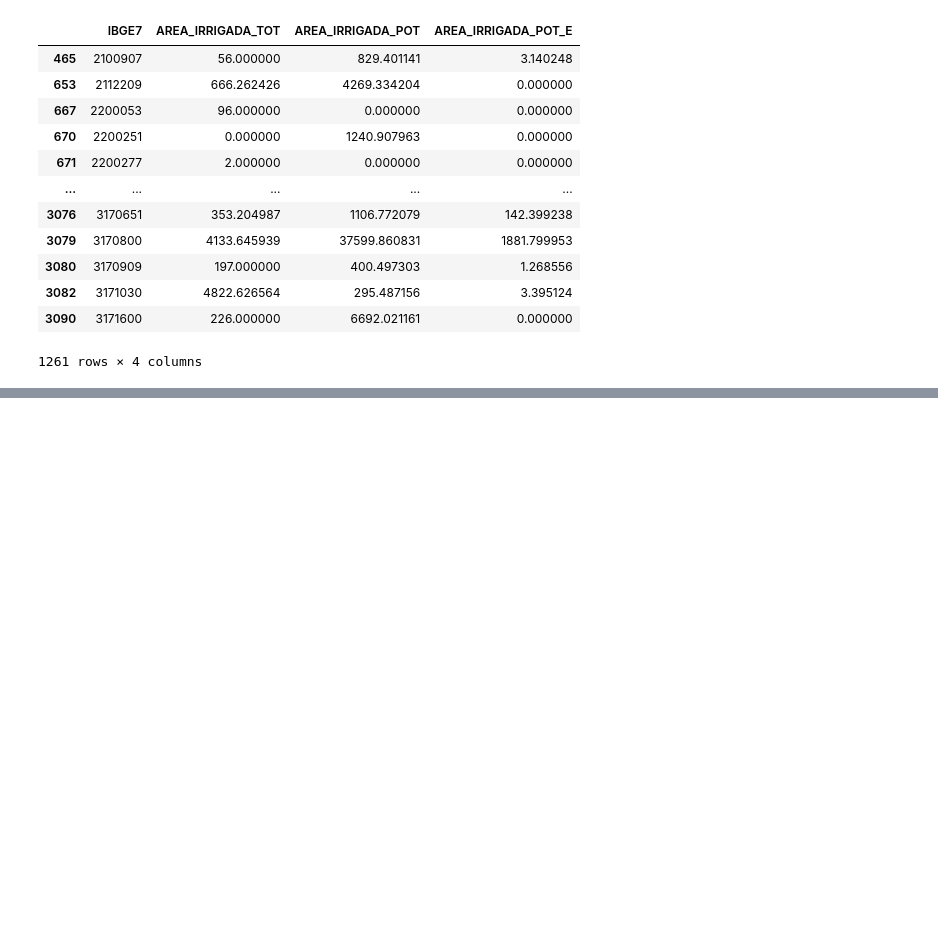
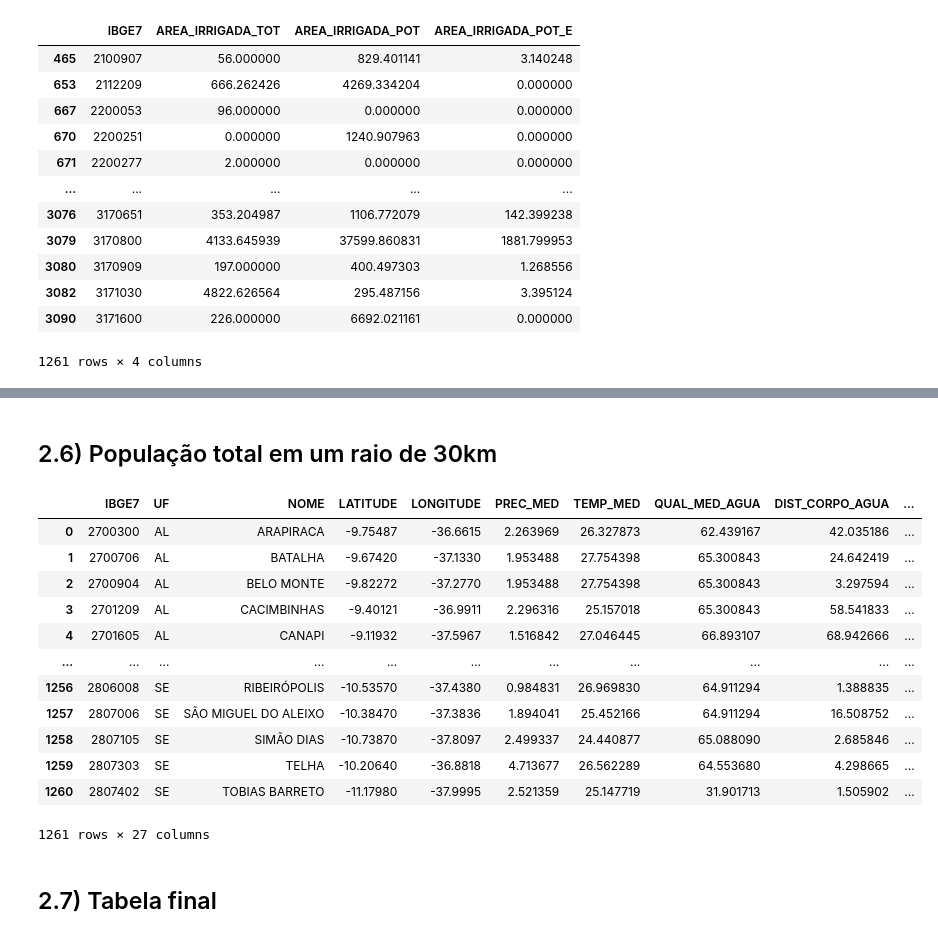
Before and after one commit to caiosoter/BCG2023, a Jupyter notebook: Notebooks/avaliar_cidades_mesmo_contexto_atuais.ipynb, the cells around one changed output, grey strips where cells are left out. Cells and saved outputs as stored; diff of their text form; code cells hidden in the pictures; blank space fills up the shorter version.

Commit message:
Adição da primeira versão da tabela final
Adicionei a população total em um raio de 30 km e dei o join das views para formar a tabela final.

```diff
--- a/Notebooks/avaliar_cidades_mesmo_contexto_atuais.ipynb
+++ b/Notebooks/avaliar_cidades_mesmo_contexto_atuais.ipynb
@@ -244,14 +159,0 @@ cidades
-# %%
-def calcular_populacao_total(df, municipio):
-    populacao_total = 0
-    for _, row in df.iterrows():
-        distancia = great_circle((municipio['LATITUDE'], municipio['LONGITUDE']), (row['LATITUDE'], row['LONGITUDE'])).kilometers
-        if distancia <= 30:
-            populacao_total += row['POP_TOT']
-    return populacao_total
-
-# Loop através de cada município e calcular a população total no raio de 30 km
-for _, municipio in mun_ser.iterrows():
-    populacao_total = calcular_populacao_total(mun_ser, municipio)
-    mun_ser.at[_, 'POP_TOT_30KM'] = populacao_total
-mun_ser
@@ -257,0 +242,38 @@ mun_ser
+# %% [markdown]
+## 2.6) População total em um raio de 30km
+# %%
+cidades = cidades.merge(reg_adm_mun, on = 'IBGE7', how = 'inner')
+
+# Função para calcular a população total dentro de um raio de 30 km de um município
+def calcular_populacao_total(municipio, municipios_df):
+    populacao_total = municipio['POP_TOT']  # Inclui a população do município atual
+    for _, row in municipios_df.iterrows():
+        distancia = great_circle((municipio['LATITUDE'], municipio['LONGITUDE']), (row['LATITUDE'], row['LONGITUDE'])).kilometers
+        if distancia <= 30:
+            populacao_total += row['POP_TOT']
+    return populacao_total
+
+# Crie uma nova coluna 'POP_TOTAL_30KM' para armazenar a população total em um raio de 30 km
+cidades['POP_TOTAL_30KM'] = 0
+
+# Itere sobre cada município para calcular a população total
+for index, municipio in cidades.iterrows():
+    populacao_total_30km = calcular_populacao_total(municipio, cidades)
+    cidades.at[index, 'POP_TOTAL_30KM'] = populacao_total_30km
+cidades
+# %% [output]
+|  | IBGE7 | UF | NOME | LATITUDE | LONGITUDE | PREC_MED | TEMP_MED | QUAL_MED_AGUA | DIST_CORPO_AGUA | ... |
+| 0 | 2700300 | AL | ARAPIRACA | -9.75487 | -36.6615 | 2.263969 | 26.327873 | 62.439167 | 42.035186 | ... |
+| 1 | 2700706 | AL | BATALHA | -9.67420 | -37.1330 | 1.953488 | 27.754398 | 65.300843 | 24.642419 | ... |
+| 2 | 2700904 | AL | BELO MONTE | -9.82272 | -37.2770 | 1.953488 | 27.754398 | 65.300843 | 3.297594 | ... |
+| 3 | 2701209 | AL | CACIMBINHAS | -9.40121 | -36.9911 | 2.296316 | 25.157018 | 65.300843 | 58.541833 | ... |
+| 4 | 2701605 | AL | CANAPI | -9.11932 | -37.5967 | 1.516842 | 27.046445 | 66.893107 | 68.942666 | ... |
+| ... | ... | ... | ... | ... | ... | ... | ... | ... | ... | ... |
+| 1256 | 2806008 | SE | RIBEIRÓPOLIS | -10.53570 | -37.4380 | 0.984831 | 26.969830 | 64.911294 | 1.388835 | ... |
+| 1257 | 2807006 | SE | SÃO MIGUEL DO ALEIXO | -10.38470 | -37.3836 | 1.894041 | 25.452166 | 64.911294 | 16.508752 | ... |
+| 1258 | 2807105 | SE | SIMÃO DIAS | -10.73870 | -37.8097 | 2.499337 | 24.440877 | 65.088090 | 2.685846 | ... |
+| 1259 | 2807303 | SE | TELHA | -10.20640 | -36.8818 | 4.713677 | 26.562289 | 64.553680 | 4.298665 | ... |
+| 1260 | 2807402 | SE | TOBIAS BARRETO | -11.17980 | -37.9995 | 2.521359 | 25.147719 | 31.901713 | 1.505902 | ... |
+1261 rows × 27 columns
+# %% [markdown]
+## 2.7) Tabela final
```
Also changed, not shown: parts of 16 cells of this notebook.
